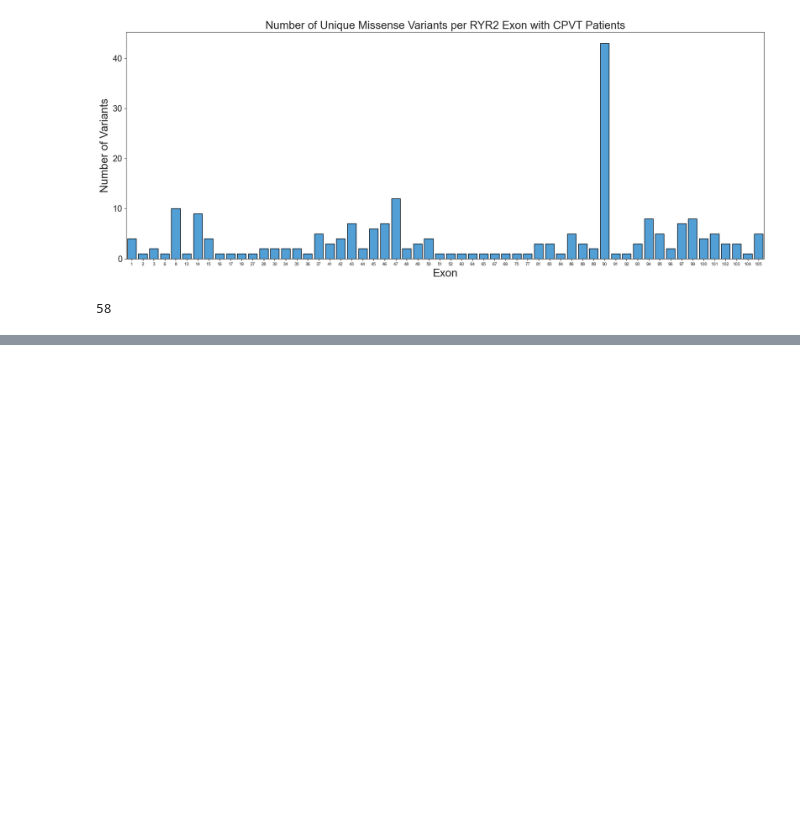
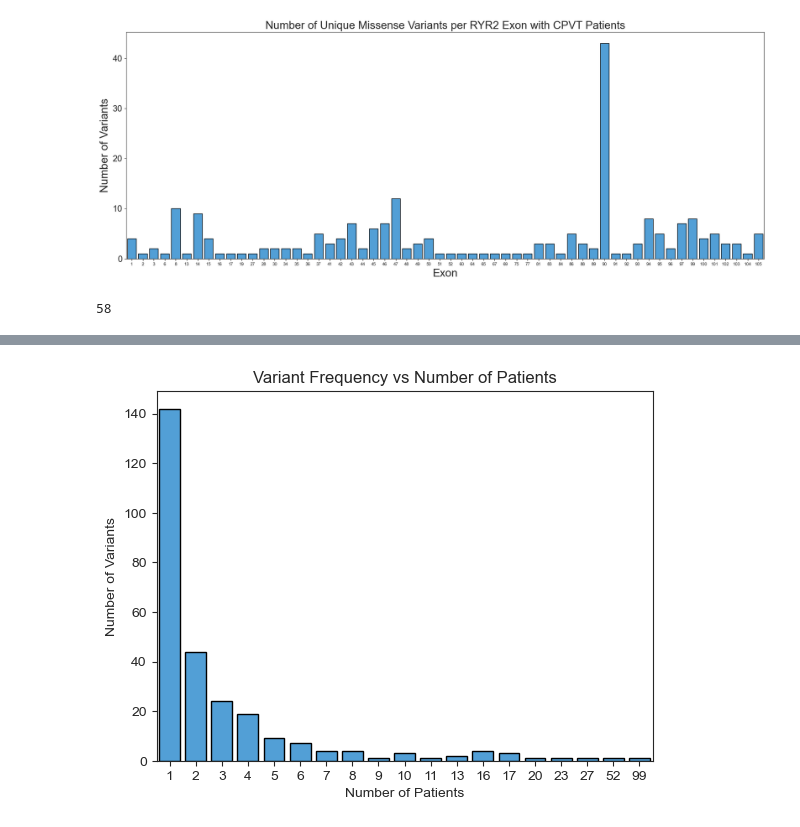
Before and after one commit to alexdaiii/cpvt_database_analysis, a Jupyter notebook: analysis/05_variant_counts.ipynb, the cells around one changed output, grey strips where cells are left out. Drawn from its saved outputs; the diff is of its cells as text; code cells hidden in the pictures; blank space fills up the shorter version.

```diff
--- a/analysis/05_variant_counts.ipynb
+++ b/analysis/05_variant_counts.ipynb
@@ -250,0 +253,7 @@ len(variant_per_exon)
+# %%
+cases_per_variant_freq = pd.DataFrame(
+    df_cpvt["p_hgvs_string"].value_counts()).reset_index().sort_values(
+    by=["count", "p_hgvs_string"], ascending=[False, True]
+)["count"].value_counts()
+
+cases_per_variant_freq.head()
@@ -250,0 +268,14 @@ len(variant_per_exon)
+# %%
+sns.barplot(cases_per_variant_freq,
+            color=sns.color_palette("husl", 9)[6],
+            legend=False,
+            edgecolor="black",  # Specify the color of the border)
+            )
+plt.title("Variant Frequency vs Number of Patients")
+plt.xlabel("Number of Patients")
+plt.ylabel("Number of Variants")
+plt.savefig(
+    os.path.join(figures_dir, "variant_freq_vs_num_patients.png"), dpi=300)
+plt.show()
+# %% [output]
+[figure, added]
```
Also changed, not shown: parts of 2 cells of this notebook, 5 other files.
